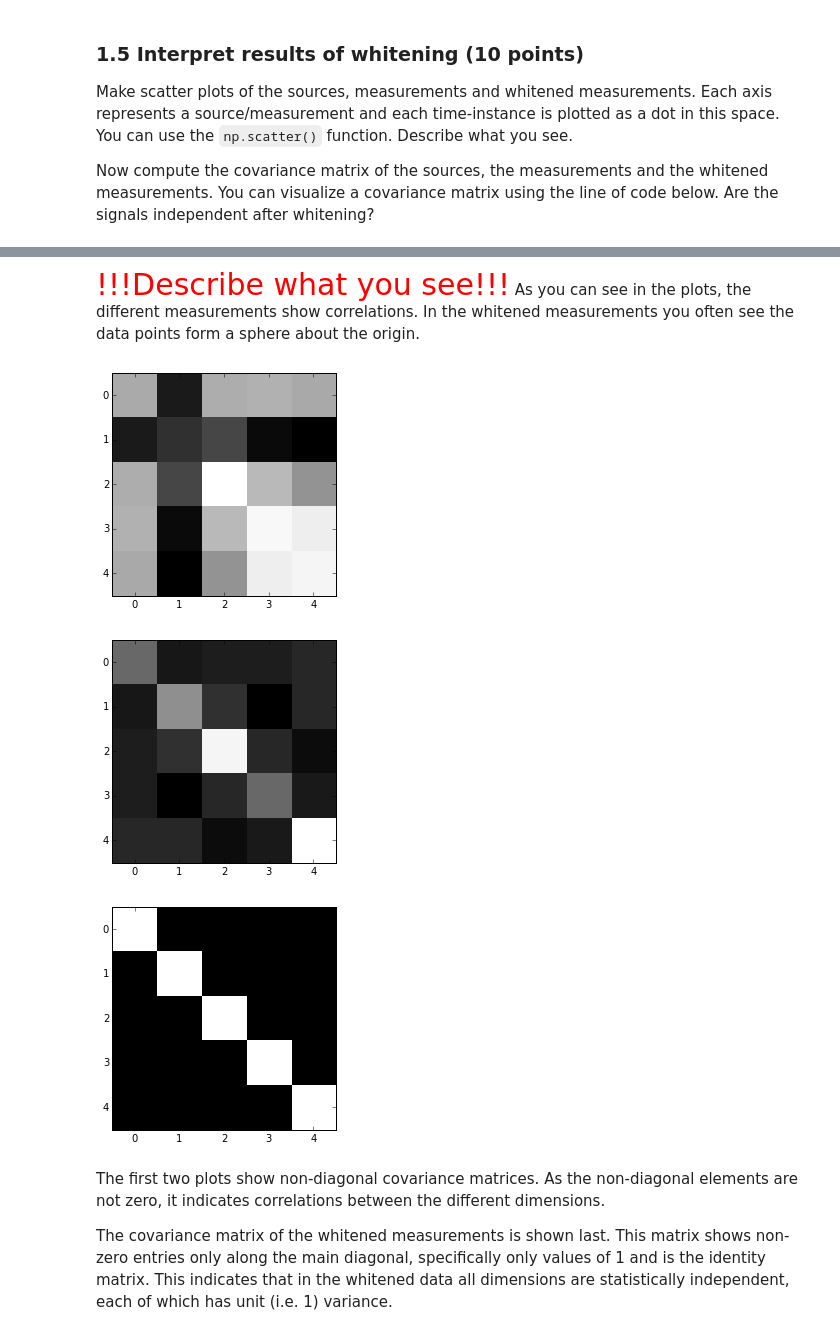
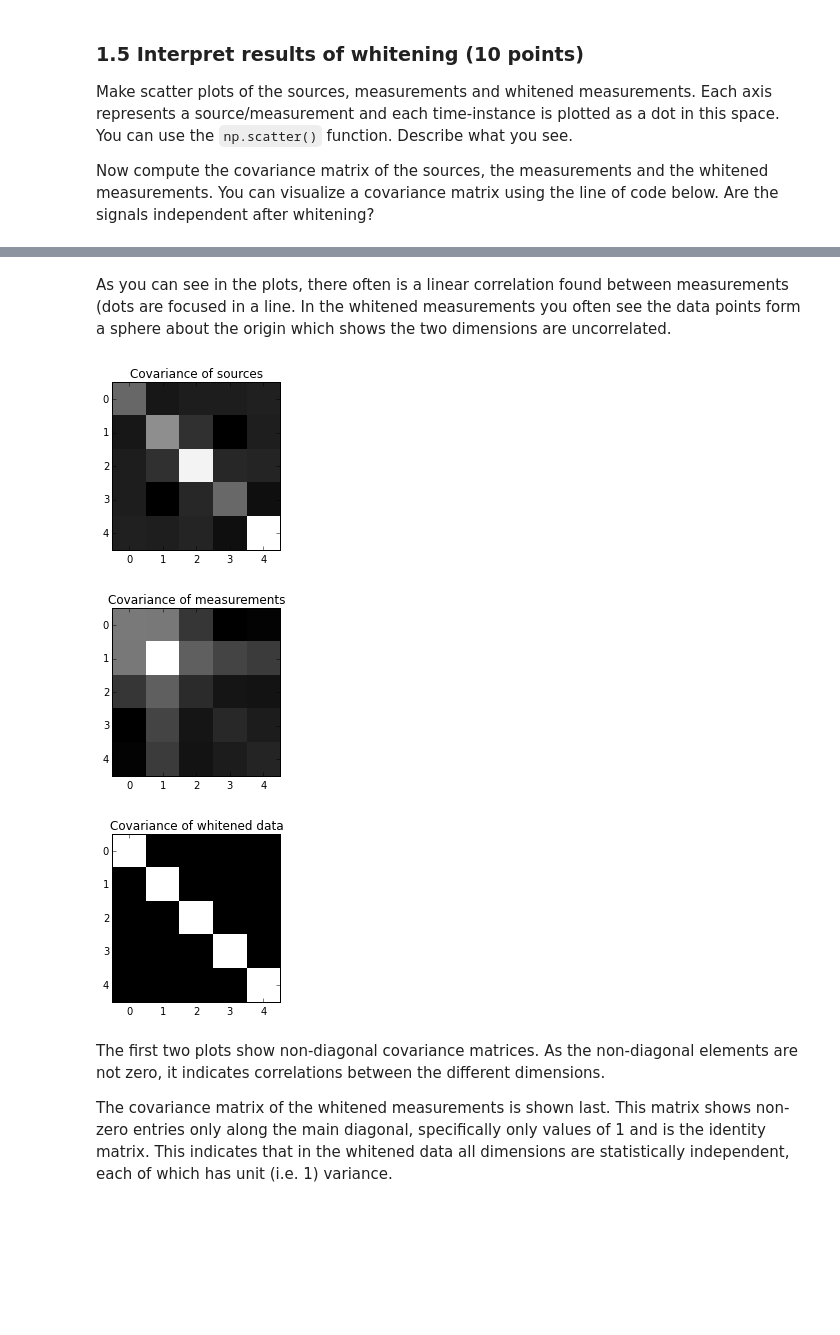
Before and after one commit to sagieske/ml2, a Jupyter notebook: lab1.ipynb, the cells around one changed output, grey strips where cells are left out. Cells and saved outputs as stored; diff of their text form; code cells hidden in the pictures; blank space fills up the shorter version.

```diff
--- a/lab1.ipynb
+++ b/lab1.ipynb
@@ -313,9 +285,8 @@ Make scatter plots of the sources, measurements and whitened measurements. Each
 
 Now compute the covariance matrix of the sources, the measurements and the whitened measurements. You can visualize a covariance matrix using the line of code below. Are the signals independent after whitening?
 # %%
-rcdef = plt.rcParams.copy()
 # Can't find anything on np.scatter function, so use seperately
-def scatterplot(data_array, legenda,colors):
+def scatterplot(data_array, legenda):
     rcParams['figure.figsize'] = 10, 40
     # Get number of dimensions
     indices = [i for i in range(0,len(data_array[0]))]
@@ -332,10 +303,8 @@ def scatterplot(data_array, legenda,colors):
             # Create subplot
             subplot(len(combos),graph_n,counter)
             title(legenda[i] + str(item))
-            plt.scatter(data_array[i][s1],data_array[i][s2],s=1,edgecolor=colors[i])
+            plt.scatter(data_array[i][s1],data_array[i][s2],s=1)
             counter+=1
 
-scatterplot([S,X,W_x], ['Sources', 'Measurements', 'Whitened measurements'], 'rgb')
-# reset parameters for figures
-plt.rcParams.update(rcdef)
+scatterplot([S,X,W_x], ['Sources', 'Measurements', 'Whitened measurements'])
 # %% [output]
@@ -343,20 +312,29 @@ plt.rcParams.update(rcdef)
 # %% [markdown]
-<span style="color:red;font-size:2em">!!!Describe what you see!!!</span>
-As you can see in the plots, the different measurements show correlations. In the whitened measurements you often see the data points form a sphere about the origin.
+As you can see in the plots, there often is a linear correlation found between measurements (dots are focused in a line.
+In the whitened measurements you often see the data points form a sphere about the origin which shows the two dimensions are uncorrelated.
 # %%
-cov_x = np.cov(X)
+rcParams['figure.figsize'] = 3, 3
+
+# Get covariance matrices
 cov_s = np.cov(S)
 cov_xw = np.cov(W_x)
-ax = imshow(cov_x, cmap='gray', interpolation='nearest')
-plt.show()
+cov_x = np.cov(X)
+
+# Plot covariance matrices as images
+plt.title("Covariance of sources")
 ax = imshow(cov_s, cmap='gray', interpolation='nearest')
 plt.show()
+
+ax = imshow(cov_x, cmap='gray', interpolation='nearest')
+plt.title("Covariance of measurements")
+plt.show()
+plt.title("Covariance of whitened data")
 ax = imshow(cov_xw, cmap='gray', interpolation='nearest')
 plt.show()
 # %% [output]
-[figure, old version]
+[figure, new version]
-[figure, old version]
+[figure, new version]
-[figure, old version]
+[figure, new version]
 # %% [markdown]
 The first two plots show non-diagonal covariance matrices. As the non-diagonal elements are not zero, it indicates correlations between the different dimensions.
 
```
Also changed, not shown: parts of 18 cells of this notebook.
